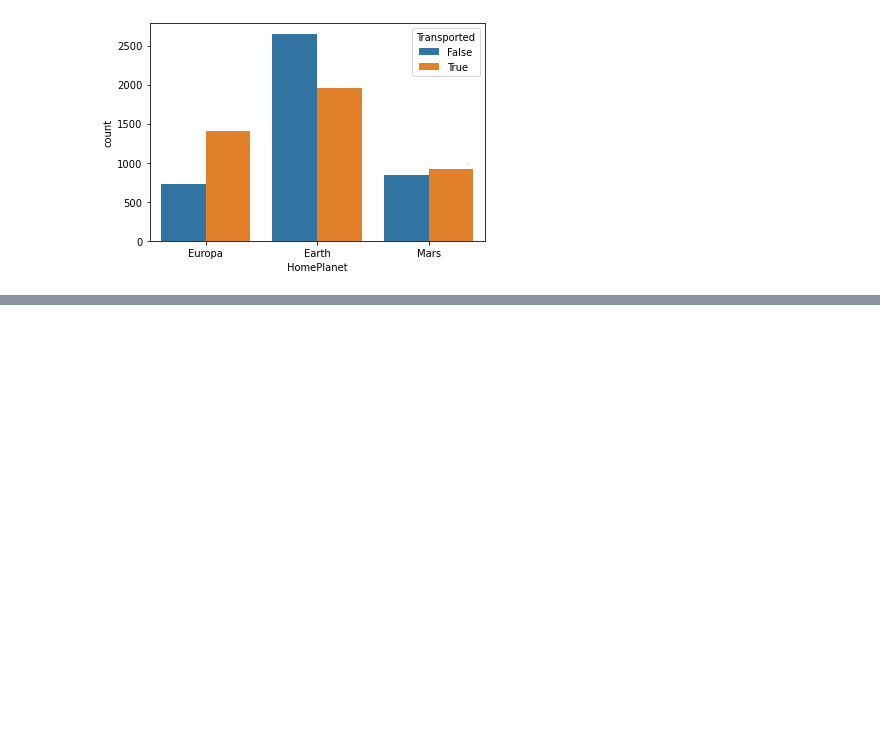
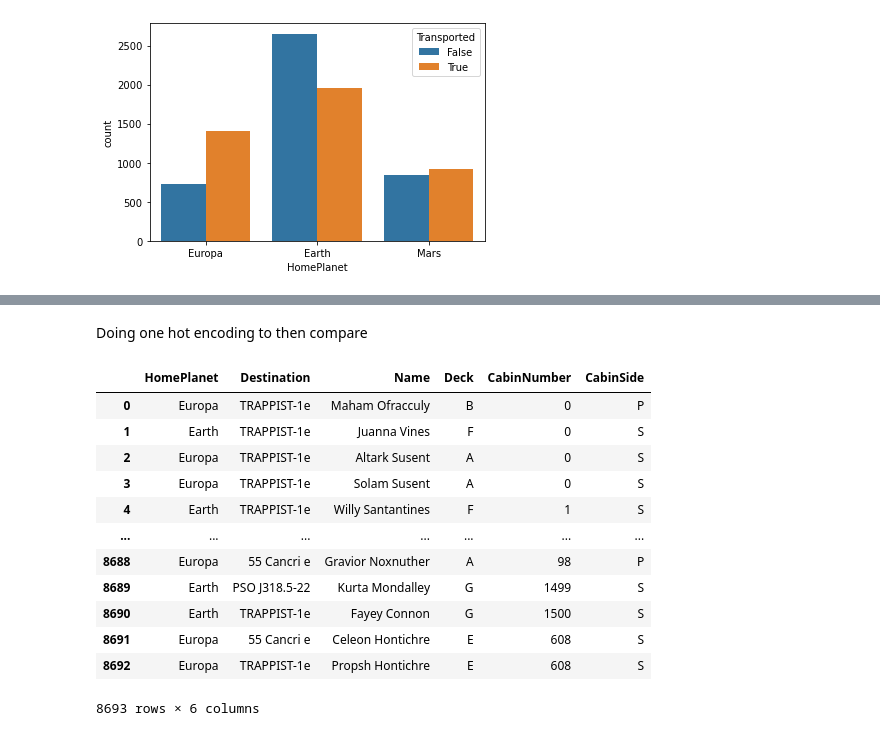
Before and after one commit to Daniel-Aguila/SpaceTitanic, a Jupyter notebook: main.ipynb, the cells around one changed output, grey strips where cells are left out. Saved outputs shown, nothing was run; the diff lists cells and outputs as text; code cells hidden in the pictures; blank space fills up the shorter version.

```diff
--- a/main.ipynb
+++ b/main.ipynb
@@ -212,0 +236,18 @@ sns.countplot(data=df_train,x='HomePlanet',hue='Transported')
+# %% [markdown]
+Doing one hot encoding to then compare
+# %%
+df_train.select_dtypes(include='object')
+# %% [output]
+|  | HomePlanet | Destination | Name | Deck | CabinNumber | CabinSide |
+| 0 | Europa | TRAPPIST-1e | Maham Ofracculy | B | 0 | P |
+| 1 | Earth | TRAPPIST-1e | Juanna Vines | F | 0 | S |
+| 2 | Europa | TRAPPIST-1e | Altark Susent | A | 0 | S |
+| 3 | Europa | TRAPPIST-1e | Solam Susent | A | 0 | S |
+| 4 | Earth | TRAPPIST-1e | Willy Santantines | F | 1 | S |
+| ... | ... | ... | ... | ... | ... | ... |
+| 8688 | Europa | 55 Cancri e | Gravior Noxnuther | A | 98 | P |
+| 8689 | Earth | PSO J318.5-22 | Kurta Mondalley | G | 1499 | S |
+| 8690 | Earth | TRAPPIST-1e | Fayey Connon | G | 1500 | S |
+| 8691 | Europa | 55 Cancri e | Celeon Hontichre | E | 608 | S |
+| 8692 | Europa | TRAPPIST-1e | Propsh Hontichre | E | 608 | S |
+8693 rows × 6 columns
```
Also changed, not shown: parts of 7 cells of this notebook.
